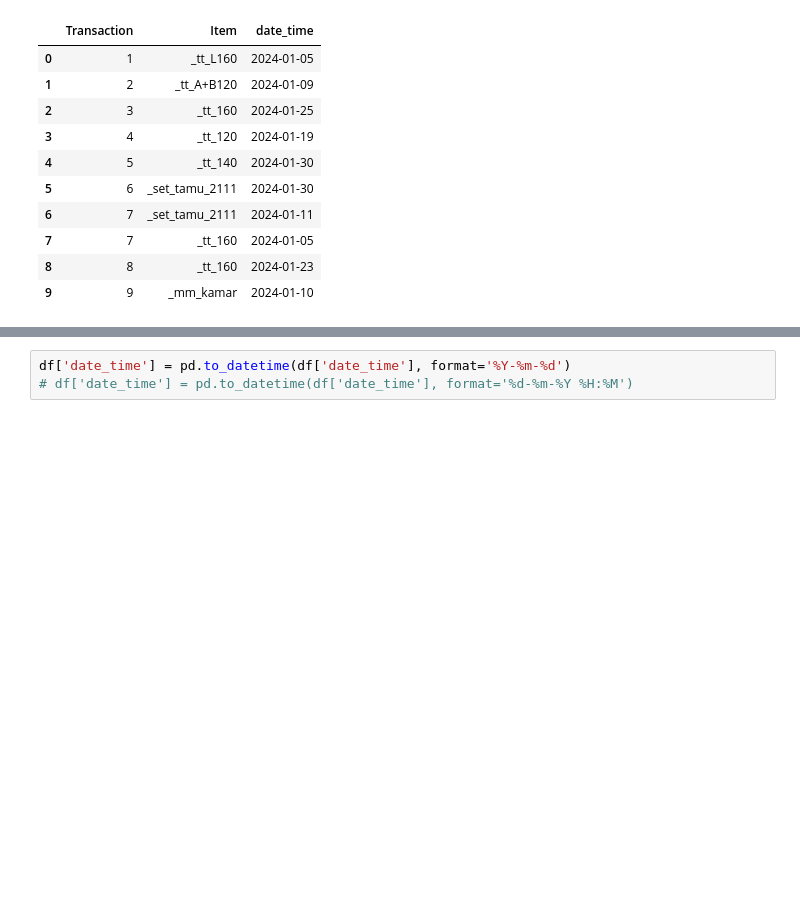
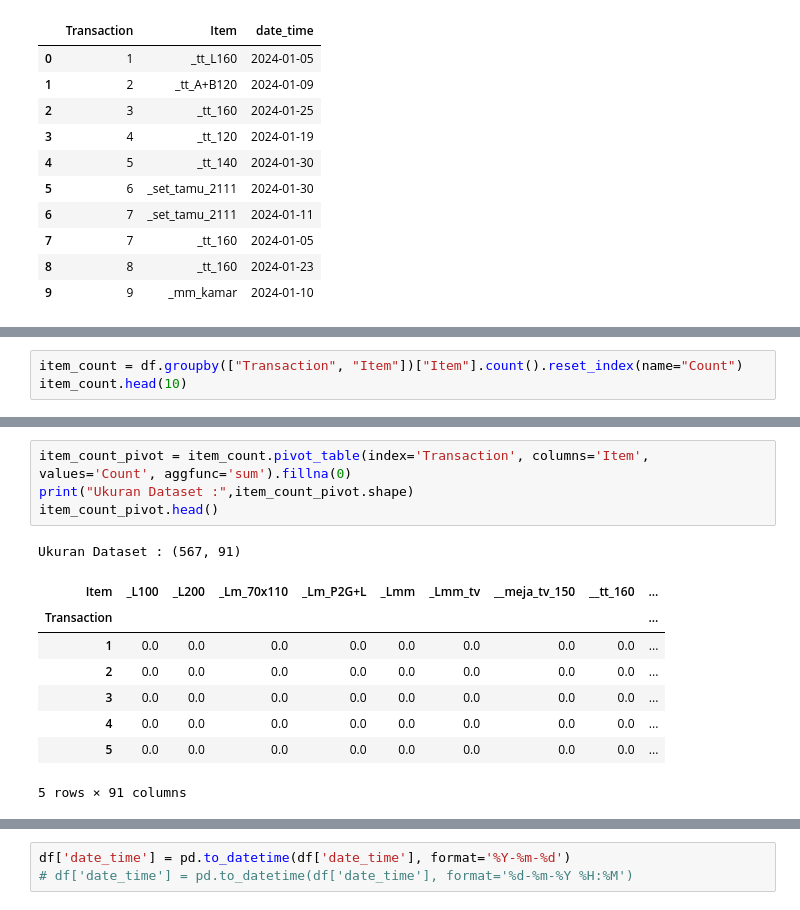
Before and after one commit to SyahronMaulana/apriori, a Jupyter notebook: test.ipynb, the cells around one changed output, grey strips where cells are left out. Cells and saved outputs as stored; diff of their text form; blank space fills up the shorter version.

```diff
--- a/test.ipynb
+++ b/test.ipynb
@@ -18,0 +21,3 @@ df.head(10)
+# %%
+item_count = df.groupby(["Transaction", "Item"])["Item"].count().reset_index(name="Count")
+item_count.head(10)
@@ -18,0 +36,14 @@ df.head(10)
+# %%
+item_count_pivot = item_count.pivot_table(index='Transaction', columns='Item', values='Count', aggfunc='sum').fillna(0)
+print("Ukuran Dataset :",item_count_pivot.shape)
+item_count_pivot.head()
+# %% [output]
+Ukuran Dataset : (567, 91)
+| Item | _L100 | _L200 | _Lm_70x110 | _Lm_P2G+L | _Lmm | _Lmm_tv | __meja_tv_150 | __tt_160 | ... |
+| Transaction |  |  |  |  |  |  |  |  | ... |
+| 1 | 0.0 | 0.0 | 0.0 | 0.0 | 0.0 | 0.0 | 0.0 | 0.0 | ... |
+| 2 | 0.0 | 0.0 | 0.0 | 0.0 | 0.0 | 0.0 | 0.0 | 0.0 | ... |
+| 3 | 0.0 | 0.0 | 0.0 | 0.0 | 0.0 | 0.0 | 0.0 | 0.0 | ... |
+| 4 | 0.0 | 0.0 | 0.0 | 0.0 | 0.0 | 0.0 | 0.0 | 0.0 | ... |
+| 5 | 0.0 | 0.0 | 0.0 | 0.0 | 0.0 | 0.0 | 0.0 | 0.0 | ... |
+5 rows × 91 columns
```
Also changed, not shown: parts of 4 cells of this notebook, 1 other file.
